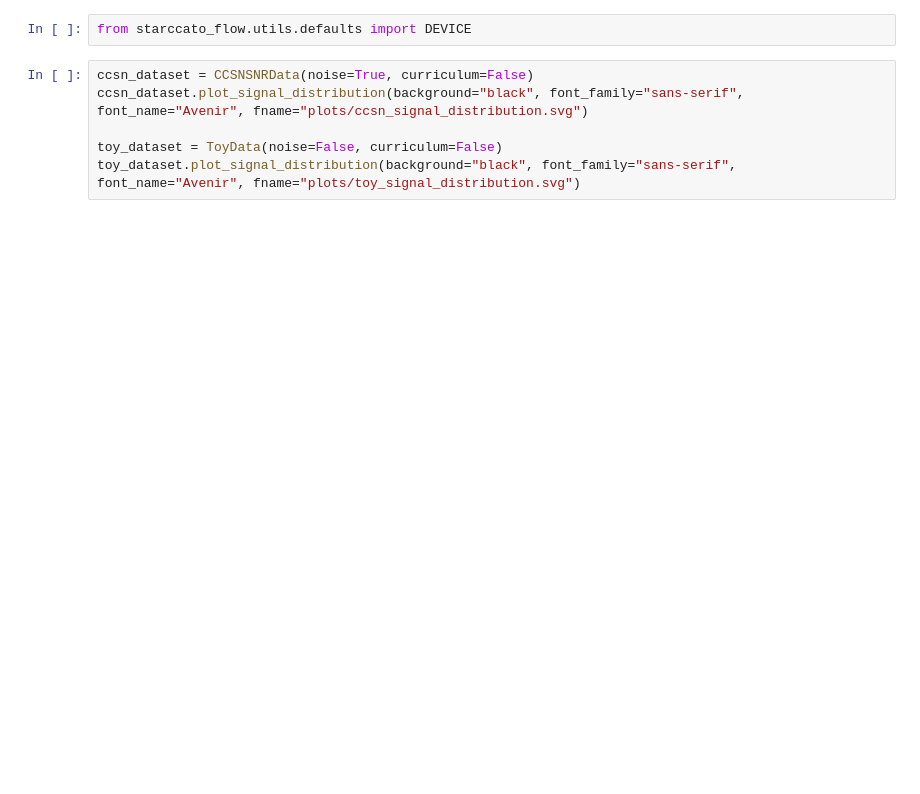
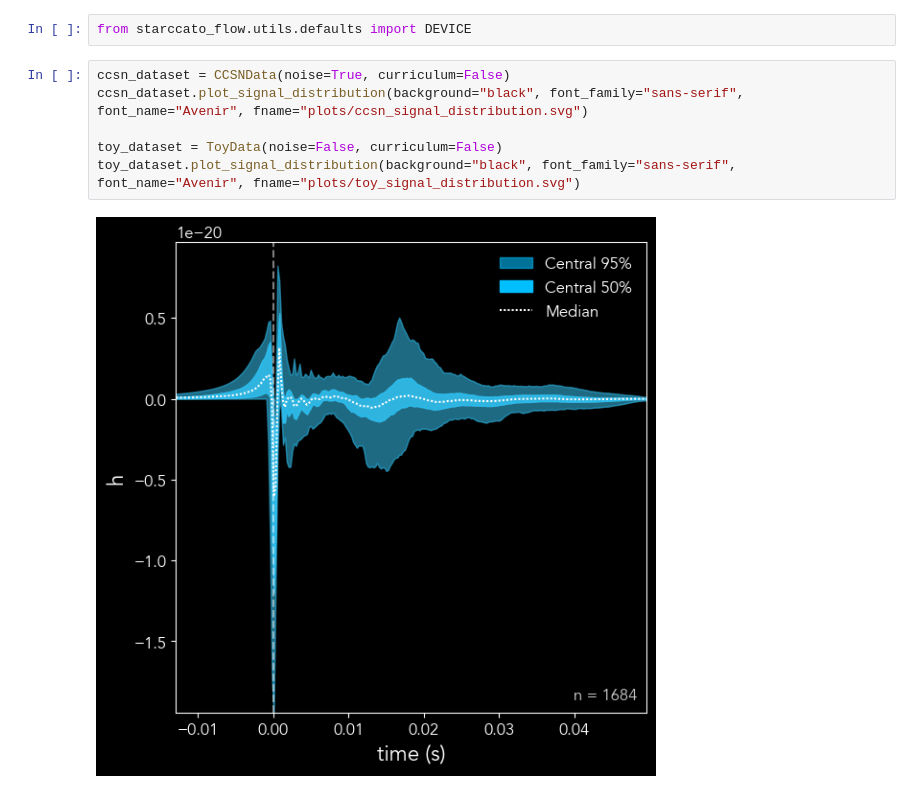
Before and after one commit to starccato/starccato-flow, a Jupyter notebook: train_flow_matching.ipynb, the cells around one changed output. Cells and saved outputs as stored; diff of their text form; blank space fills up the shorter version.

Commit message:
replace CCSNSNRData with CCSNData

```diff
--- a/train_flow_matching.ipynb
+++ b/train_flow_matching.ipynb
@@ -17,8 +19,10 @@ from starccato_flow.plotting.plotting import plot_reconstruction_distribution, p
 # %%
 from starccato_flow.utils.defaults import DEVICE
 # %%
-ccsn_dataset = CCSNSNRData(noise=True, curriculum=False)
+ccsn_dataset = CCSNData(noise=True, curriculum=False)
 ccsn_dataset.plot_signal_distribution(background="black", font_family="sans-serif", font_name="Avenir", fname="plots/ccsn_signal_distribution.svg")
 
 toy_dataset = ToyData(noise=False, curriculum=False)
 toy_dataset.plot_signal_distribution(background="black", font_family="sans-serif", font_name="Avenir", fname="plots/toy_signal_distribution.svg")
+# %% [output]
+[figure, added]
```
Also changed, not shown: parts of 8 cells of this notebook, 9 other files.
